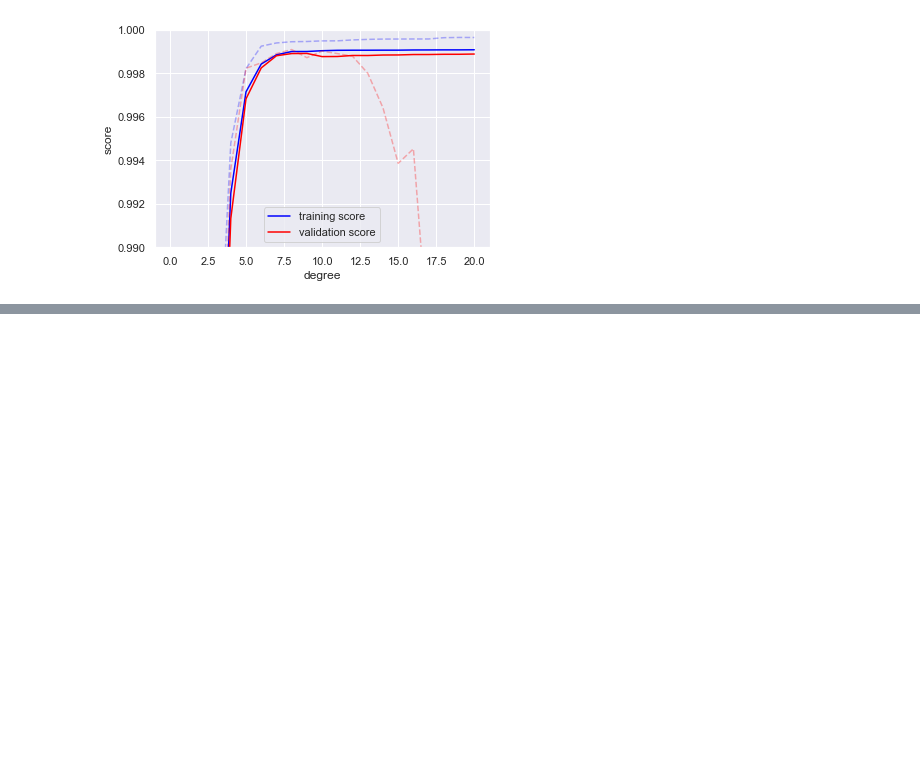
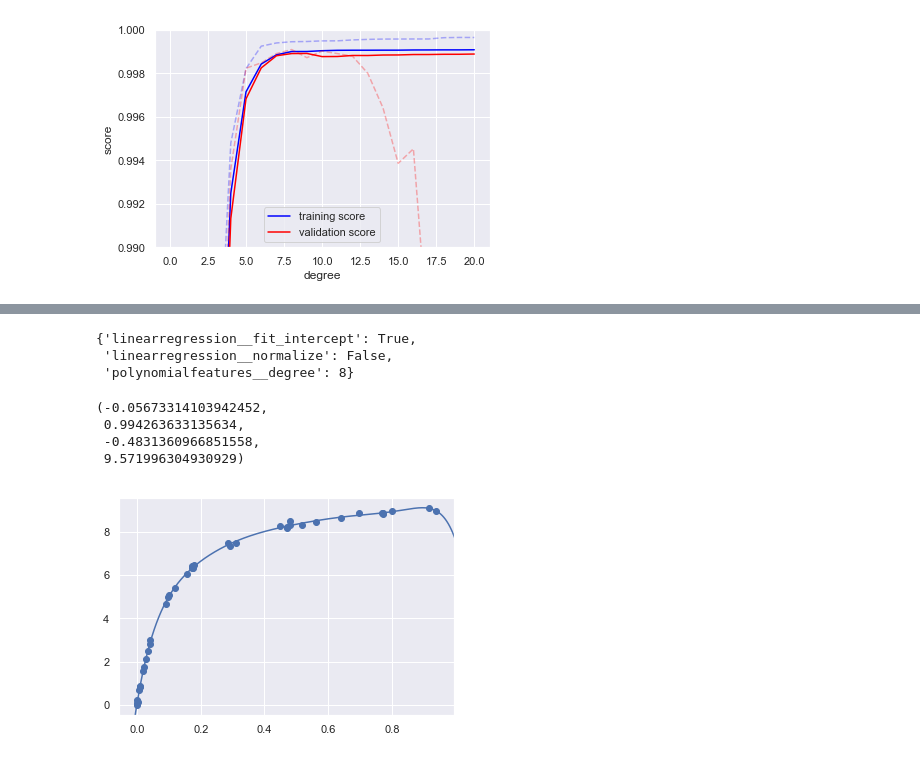
Before and after one commit to KartnDev/Python-Templates, a Jupyter notebook: DataScience/notes_2.ipynb, the cells around one changed output, grey strips where cells are left out. Saved outputs shown, nothing was run; the diff lists cells and outputs as text; code cells hidden in the pictures; blank space fills up the shorter version.

```diff
--- a/DataScience/notes_2.ipynb
+++ b/DataScience/notes_2.ipynb
@@ -177 +195,9 @@ TypeError: only integer scalar arrays can be converted to a scalar index
 [figure]
+# %%
+from sklearn.model_selection import GridSearchCV
+param_grid = {'polynomialfeatures__degree': np.arange(21),
+            'linearregression__fit_intercept': [True, False],
+              'linearregression__normalize': [True, False]}
+grid = GridSearchCV(PolynomialRegression(), param_grid, cv=7)
+# %%
+grid.fit(X, y)
@@ -177,0 +214,19 @@ TypeError: only integer scalar arrays can be converted to a scalar index
+# %%
+grid.best_params_
+# %% [output]
+{'linearregression__fit_intercept': True,
+ 'linearregression__normalize': False,
+ 'polynomialfeatures__degree': 8}
+# %%
+model = grid.best_estimator_
+plt.scatter(X.ravel(), y)
+lim = plt.axis()
+y_test = model.fit(X, y).predict(X_test)
+plt.plot(X_test.ravel(), y_test)
+plt.axis(lim)
+# %% [output]
+(-0.05673314103942452,
+ 0.994263633135634,
+ -0.4831360966851558,
+ 9.571996304930929)
+[figure, added]
```
Also changed, not shown: parts of 4 cells of this notebook.
